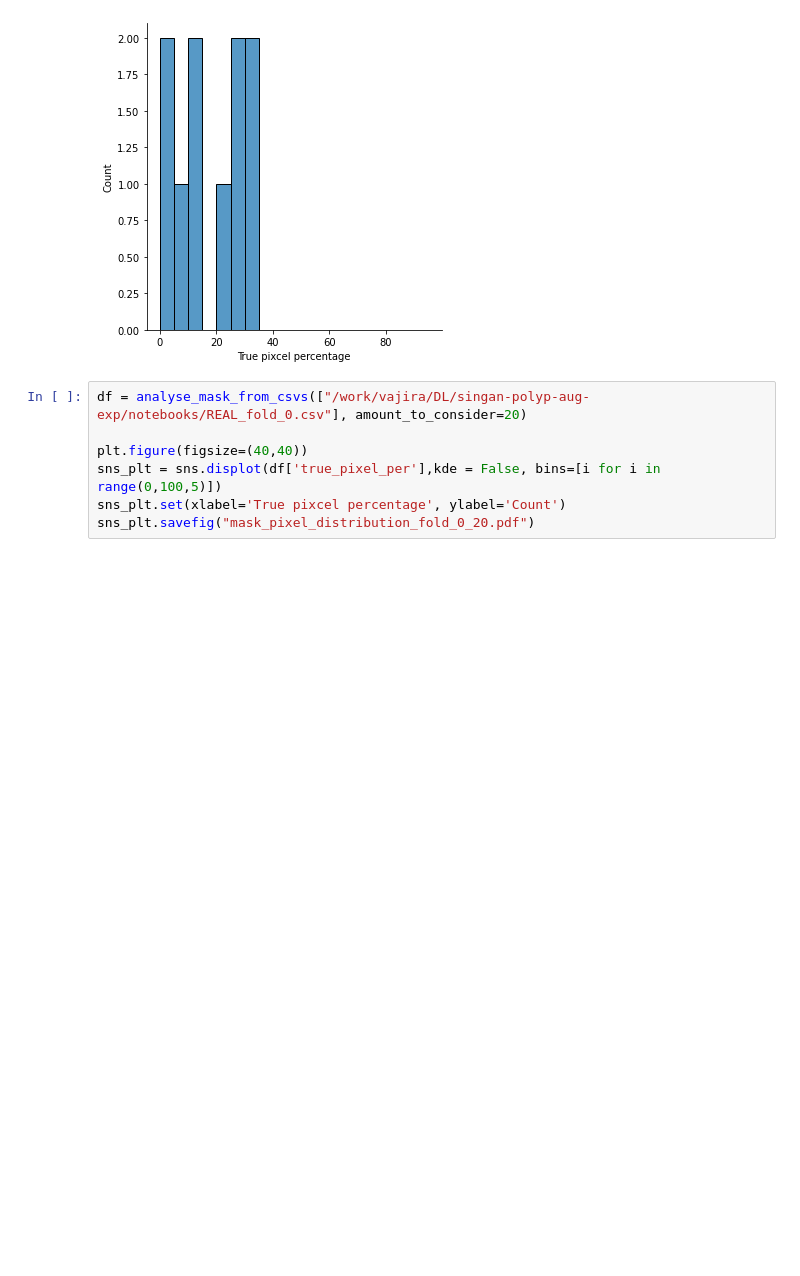
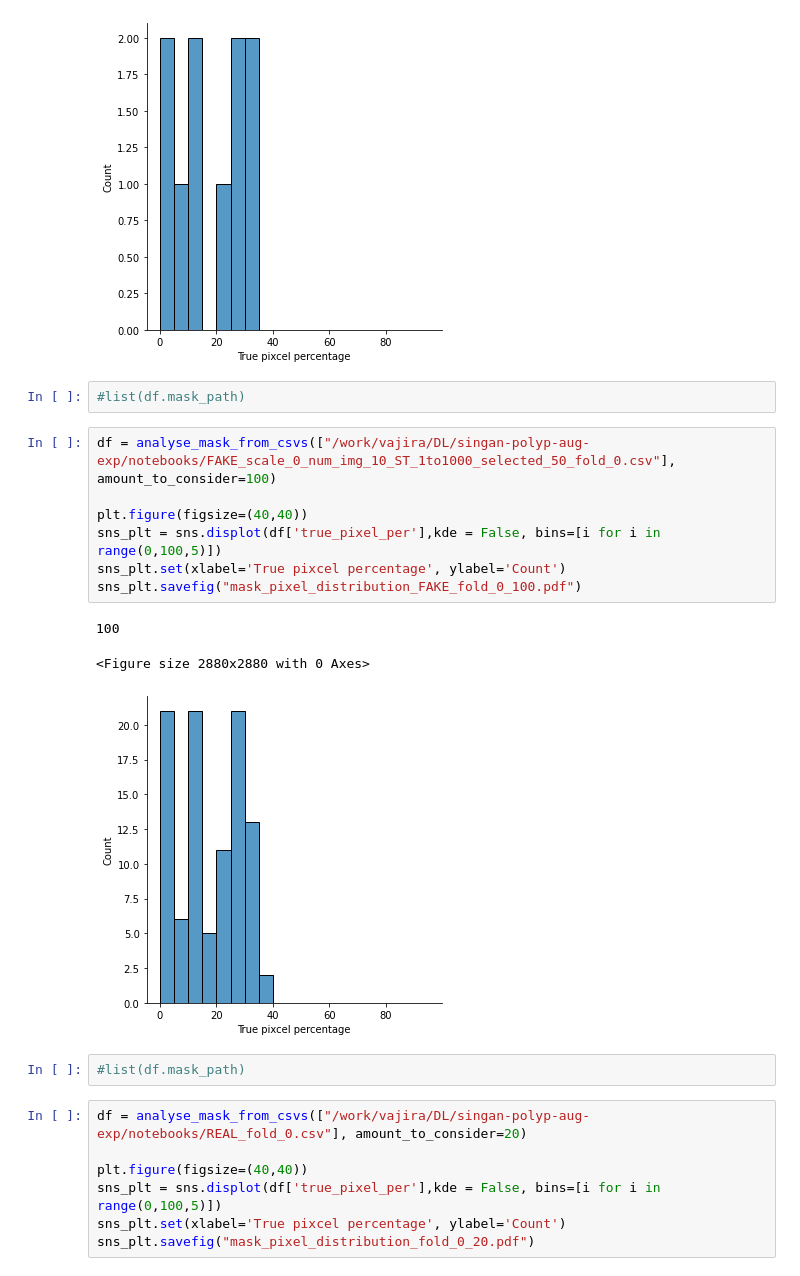
Before and after one commit to vlbthambawita/singan-polyp-aug-exp, a Jupyter notebook: notebooks/analysis_and_seperate_real_gt.ipynb, the cells around one changed output. Saved outputs shown, nothing was run; the diff lists cells and outputs as text; blank space fills up the shorter version.

```diff
--- a/notebooks/analysis_and_seperate_real_gt.ipynb
+++ b/notebooks/analysis_and_seperate_real_gt.ipynb
@@ -171,6 +182,21 @@ sns_plt.savefig("mask_pixel_distribution_fold_0_10.pdf")
 10
 <Figure size 2880x2880 with 0 Axes>
 [figure]
+# %%
+#list(df.mask_path)
+# %%
+df = analyse_mask_from_csvs(["/work/vajira/DL/singan-polyp-aug-exp/notebooks/FAKE_scale_0_num_img_10_ST_1to1000_selected_50_fold_0.csv"], amount_to_consider=100)
+
+plt.figure(figsize=(40,40))
+sns_plt = sns.displot(df['true_pixel_per'],kde = False, bins=[i for i in range(0,100,5)])
+sns_plt.set(xlabel='True pixcel percentage', ylabel='Count')
+sns_plt.savefig("mask_pixel_distribution_FAKE_fold_0_100.pdf")
+# %% [output]
+100
+<Figure size 2880x2880 with 0 Axes>
+[figure, added]
+# %%
+#list(df.mask_path)
 # %%
 df = analyse_mask_from_csvs(["/work/vajira/DL/singan-polyp-aug-exp/notebooks/REAL_fold_0.csv"], amount_to_consider=20)
 
```
Also changed, not shown: parts of 5 cells of this notebook, 20 other files.
